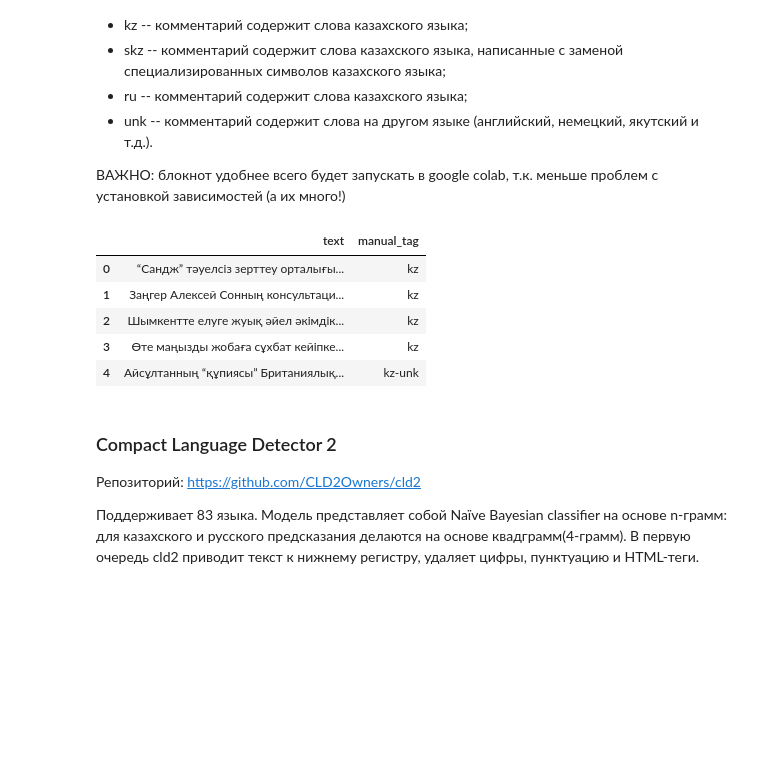
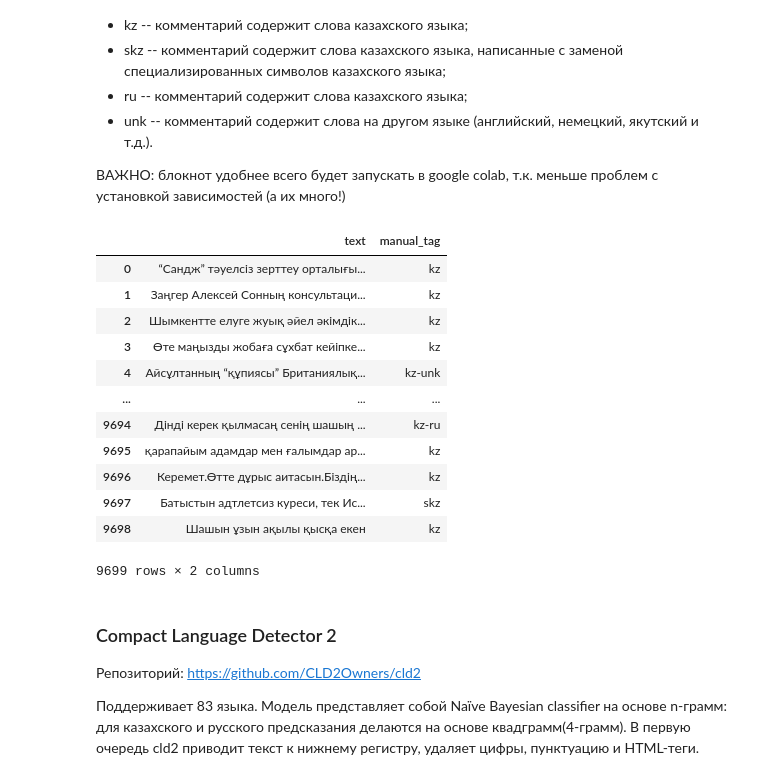
Before and after one commit to liminovna/KazRusCSW, a Jupyter notebook: colab_notebooks/experiments/colab__experiments__processing.ipynb, the cells around one changed output. Cells and saved outputs as stored; diff of their text form; code cells hidden in the pictures; blank space fills up the shorter version.

```diff
--- a/colab__experiments12__processing.ipynb
+++ b/colab_notebooks/experiments/colab__experiments__processing.ipynb
@@ -100,16 +98,23 @@ import numpy as np
 # %%
 sheet_id = "1pIV0z6GWbt_xTweBXHIUXmU4K-84XiTseFbobv7K_xE"
 url = f"https://docs.google.com/spreadsheets/d/{sheet_id}/export?format=csv"
 
-df = pd.read_csv(url, usecols=['text', 'manual_tag'])
+df = pd.read_csv(url)
 df.head()
 # %% [output]
 |  | text | manual_tag |
 | 0 | “Сандж” тәуелсіз зерттеу орталығы... | kz |
 | 1 | Заңгер Алексей Сонның консультаци... | kz |
 | 2 | Шымкентте елуге жуық әйел әкімдік... | kz |
 | 3 | Өте маңызды жобаға сұхбат кейіпке... | kz |
 | 4 | Айсұлтанның “құпиясы” Британиялық... | kz-unk |
+| ... | ... | ... |
+| 9694 | Дінді керек қылмасаң сенің шашың ... | kz-ru |
+| 9695 | қарапайым адамдар мен ғалымдар ар... | kz |
+| 9696 | Керемет.Өтте дұрыс аитасын.Біздің... | kz |
+| 9697 | Батыстын адтлетсиз куреси, тек Ис... | skz |
+| 9698 | Шашын ұзын ақылы қысқа екен | kz |
+9699 rows × 2 columns
 # %%
 # выкидываем маски
 df['text'] = df['text'].str.replace(r'\[[A-Z]+\]', '', regex=True)
```
Also changed, not shown: parts of 5 cells of this notebook, 2 other files.
